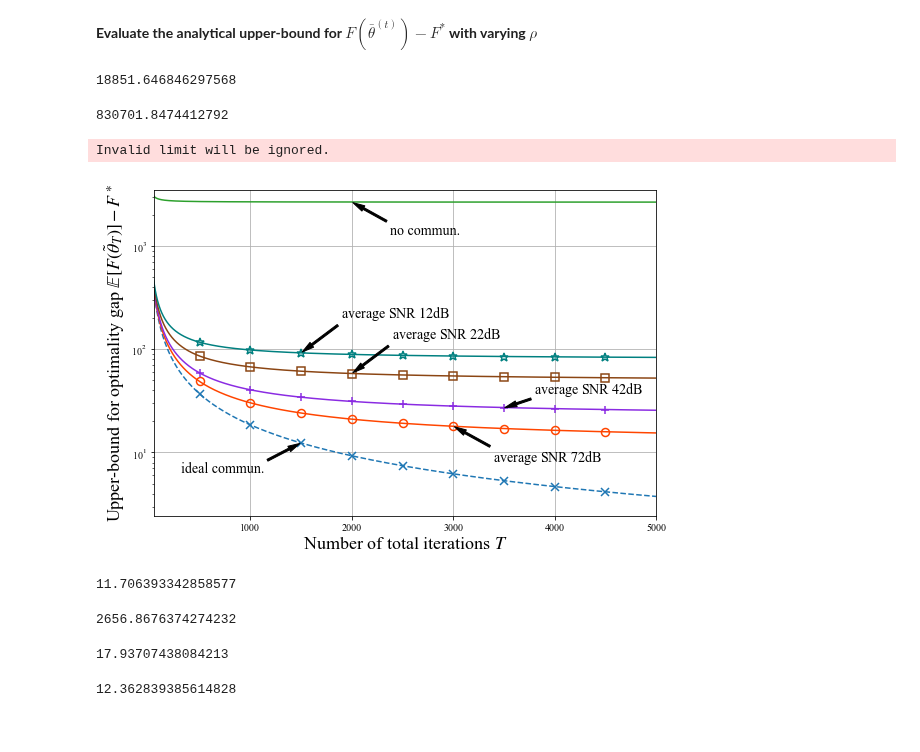
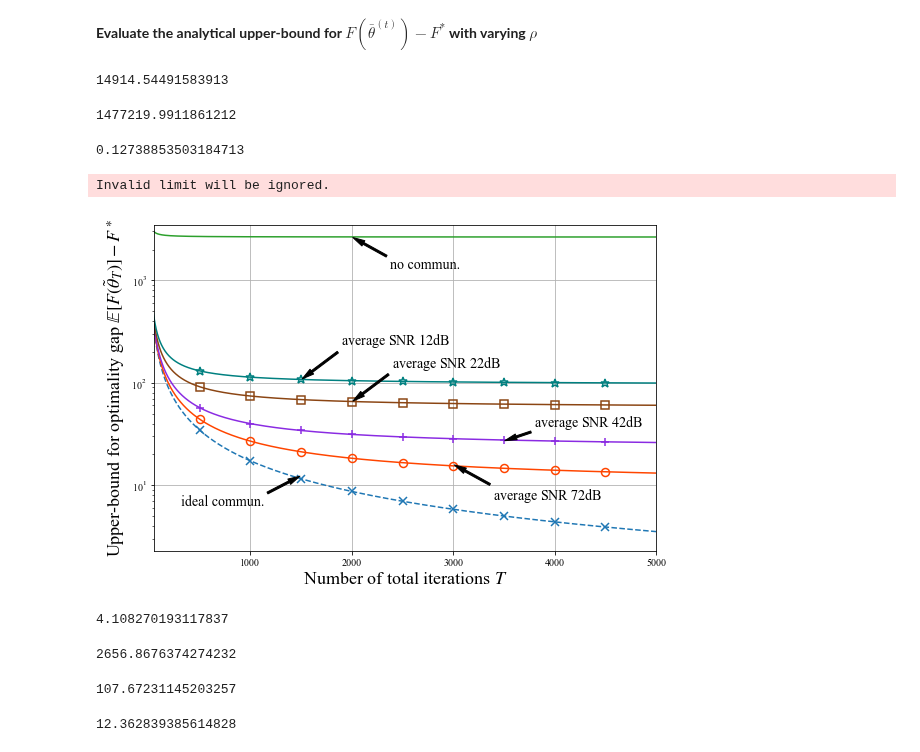
Before and after one commit to Fuzzy-Face/JSAC_FL, a Jupyter notebook: bounds_analog.ipynb, the cells around one changed output. Cells and saved outputs as stored; diff of their text form; code cells hidden in the pictures.

```diff
--- a/bounds_analog.ipynb
+++ b/bounds_analog.ipynb
@@ -149,11 +149,11 @@ A = lambda delta, beta, omega: delta * ( zeta0(delta, beta, omega)*a_prime )**3
 **Evaluate the analytical upper-bound  for $F({\bar{\theta}}^{(t)}) - F^\ast$ with varying $\rho$**
 # %%
 d = 7850
-a = 15e5
-tilde_N0_T_org = 0.00021 # assuming tilde N_{0,T} is calculated based on barP = 2e-7
+a = 1.4e6
+tilde_N0_T_org = 0.000021 # assuming tilde N_{0,T} is calculated based on barP = 2e-7
 a_prime = 1e5 # a_prime> a * (\tilde N_{0,T})**(.25),
-# M = 10 # the pairs of scheduling slots for the analog scheme
-N = 7943
+# M = 10 # the number of scheduling slots for the analog scheme
+N = 10000
 # opt = 0.41
 # Generate a 2-D torus (5-by-4)
 G = net.grid_2d_graph(5, 4, periodic=True)
@@ -172,11 +172,15 @@ m = int(N / (2 * len(schedule_list) ))
 # %%
 np.maximum(5/p_t(1, delta, beta, omega, tilde_N0_T_org), 13*kappa)
 # %% [output]
-18851.646846297568
+14914.54491583913
 # %%
-a_prime / tilde_N0_T_org**(.25)
+a_prime / (tilde_N0_T_org ** (.25))
 # %% [output]
-830701.8474412792
+1477219.9911861212
+# %%
+omega
+# %% [output]
+0.12738853503184713
 # %%
 Tmax = 5e3
 T_array = np.arange(1,Tmax)
@@ -247,49 +251,49 @@ plt.grid()
 
 # # Place legend for individual curves
 # plt.legend(loc = 'upper right', fontsize = 14)
 # Place marks using annotation
 _ = ax.annotate(r'no commun.',
             xy = (2000, 2657), xycoords = 'data',
             xytext = (38, -32), textcoords = 'offset points', fontsize = 14,
             arrowprops=dict(facecolor = 'black', width = 2, headwidth = 6, shrink = 0.03))
 _ = ax.annotate(r'average SNR $12$dB',
-            xy = (1500, 92), xycoords = 'data',
+            xy = (1500, 107), xycoords = 'data',
             xytext = (40, 35), textcoords = 'offset points', fontsize = 14,
             arrowprops=dict(facecolor = 'black', width = 2, headwidth = 6, shrink = 0.03))
 _ = ax.annotate(r'average SNR $22$dB',
-            xy = (2000, 58), xycoords = 'data',
+            xy = (2000, 65), xycoords = 'data',
             xytext = (40, 35), textcoords = 'offset points', fontsize = 14,
             arrowprops=dict(facecolor = 'black', width = 2, headwidth = 6, shrink = 0.03))
 _ = ax.annotate(r'average SNR $42$dB',
             xy = (3500, 27), xycoords = 'data',
             xytext = (30, 15), textcoords = 'offset points', fontsize = 14,
             arrowprops=dict(facecolor = 'black', width = 2, headwidth = 6, shrink = 0.03))
 _ = ax.annotate(r'average SNR $72$dB',
-            xy = (3000, 18), xycoords = 'data',
+            xy = (3000, 16), xycoords = 'data',
             xytext = (40, -35), textcoords = 'offset points', fontsize = 14,
             arrowprops=dict(facecolor = 'black', width = 2, headwidth = 6, shrink = 0.03))
 _ = ax.annotate(r'ideal commun.',
             xy = (1500, 12.4), xycoords = 'data',
             xytext = (-120, -30), textcoords = 'offset points', fontsize = 14,
             arrowprops=dict(facecolor = 'black', width = 2, headwidth = 6, shrink = 0.03))
 
 # plt.savefig('C:/Users/Helen/Documents/visiting_research@KCL/D2D_DSGD/XXX20-FL_over_D2D/eps/ana_ub_og_vs_SNR.eps',format='eps', dpi=600)
 plt.show()
 # %% [output]
 Invalid limit will be ignored.
-[figure, old version]
+[figure, new version]
 # %%
 og1.min()-og.min()
 # %% [output]
-11.706393342858577
+4.108270193117837
 # %%
 ogLocal[2000]
 # %% [output]
 2656.8676374274232
-# %%
-og1[3000]
-# %% [output]
-17.93707438084213
+# %%
+og4[1500]
+# %% [output]
+107.67231145203257
 # %%
 og[1500]
 # %% [output]
```
Also changed, not shown: parts of 14 cells of this notebook, 5 other files.
